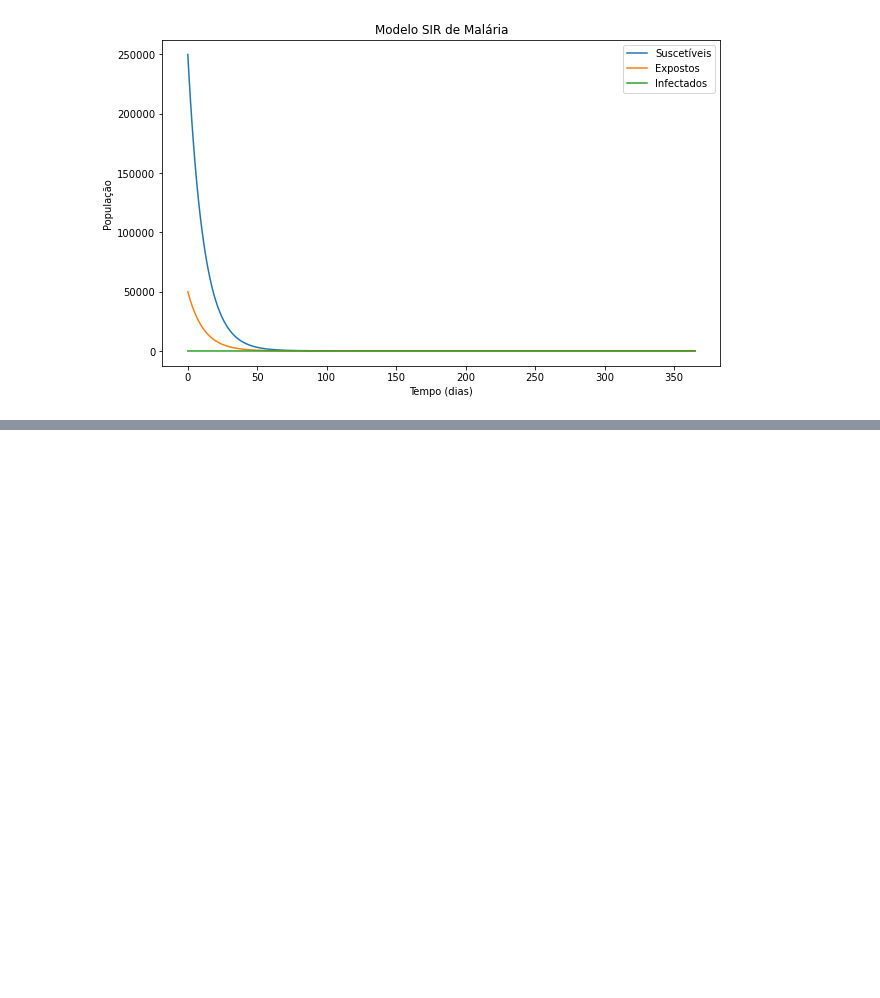
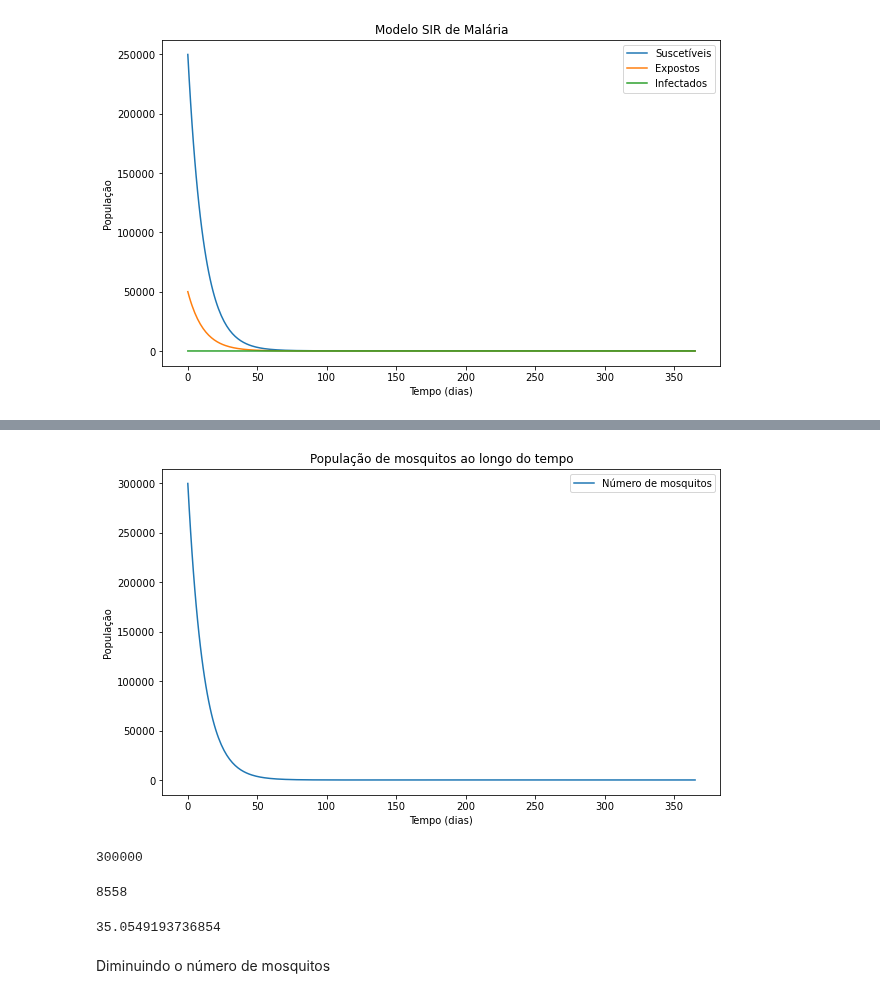
Before and after one commit to RaphaLevy/TCC, a Jupyter notebook: Discussão/Testa_Parâmetros_e_Inconsistências.ipynb, the cells around one changed output, grey strips where cells are left out. Cells and saved outputs as stored; diff of their text form; code cells hidden in the pictures; blank space fills up the shorter version.

```diff
--- a/Discussão/Testa_Parâmetros_e_Inconsistências.ipynb
+++ b/Discussão/Testa_Parâmetros_e_Inconsistências.ipynb
@@ -387,7 +338,7 @@ Printando parâmetros de $T(0)$, $T_{curr}$ e $\mu$
 # %%
 def lotkavolterra(t, z, T1, T2, omega1, phi1, R1, R2, omega2, phi2,
                    B_E, p_ME, p_ML, p_MP, tau_E, tau_P, c1, c2,
-                   D1, b1, A, B, C, b2, tau_H, DD, Tmin, gamma, R_L,
+                   D1, b1, A, B, C, b2, DD, Tmin, gamma, R_L,
                    N, M, I_M0, I_H0):
 
     S_H, I_H, R_H, S_M, E_M, I_M = z
@@ -420,11 +371,11 @@ def lotkavolterra(t, z, T1, T2, omega1, phi1, R1, R2, omega2, phi2,
     def p_LRT(Rain,Temp):
         return p_LR(Rain)*p_LT(Temp)
 
-    # Probabilidade de sobrevivência dos ovos e pupas dependente de chuva (Não definido previamente)
+    # Probabilidade de sobrevivência dos ovos e pupas dependente de chuva
     def p_ER(Rain):
         return (4*p_ME/R_L**2) * Rain * (R_L - Rain)
 
-    # Probabilidade de sobrevivência dos ovos e pupas dependente de chuva (Não definido previamente)
+    # Probabilidade de sobrevivência dos ovos e pupas dependente de chuva
     def p_PR(Rain):
         return (4*p_MP/R_L**2) * Rain * (R_L - Rain)
 
@@ -524,12 +458,12 @@ sol
 # %%
 args = (T1, T2, omega1, phi1, R1, R2, omega2, phi2,
                    B_E, p_ME, p_ML, p_MP, tau_E, tau_P, c1, c2,
-                   D1, b1, A, B, C, b2, tau_H, DD, Tmin, gamma, R_L,
+                   D1, b1, A, B, C, b2, DD, Tmin, gamma, R_L,
                    N, M, E_M0, I_H0)
 
 t_eval = np.linspace(0, 365, 365)  # Avalia a solução em 365 pontos entre 0 e 365
 sol = solve_ivp(lotkavolterra, [0, 365], [S_H0, I_H0, 0, S_M0, E_M0, 0], args=args, dense_output=True, t_eval=t_eval, method="DOP853")
-sol
+#sol
 # %% [output]
 0.0
 27.427937732700485
@@ -600,0 +734,9 @@ plt.show()
+# %%
+args = (T1, T2, omega1, phi1, R1, R2, omega2, phi2,
+                   B_E, p_ME, p_ML, p_MP, tau_E, tau_P, c1, c2,
+                   D1, b1, A, B, C, b2, DD, Tmin, gamma, R_L,
+                   N, M, E_M0, I_H0)
+
+t_eval = np.linspace(0, 365, 365)  # Avalia a solução em 365 pontos entre 0 e 365
+sol = solve_ivp(lotkavolterra, [0, 365], [S_H0, I_H0, 0, S_M0, E_M0, 0, M], args=args, dense_output=True, t_eval=t_eval, method="DOP853")
+#sol
@@ -600,0 +761,30 @@ plt.show()
+# %%
+times = sol.t
+S_H, I_H, R_H, S_M, E_M, I_M, M_M = sol.y
+# %%
+plt.figure(figsize=(10, 6))
+plt.plot(times, M_M, label='Número de mosquitos')
+
+plt.xlabel('Tempo (dias)')
+plt.ylabel('População')
+plt.title('População de mosquitos ao longo do tempo')
+
+plt.legend()
+
+plt.show()
+# %% [output]
+[figure, added]
+# %%
+M
+# %% [output]
+300000
+# %%
+N
+# %% [output]
+8558
+# %%
+n(M/N)
+# %% [output]
+35.0549193736854
+# %% [markdown]
+Diminuindo o número de mosquitos
```
Also changed, not shown: parts of 21 cells of this notebook.
